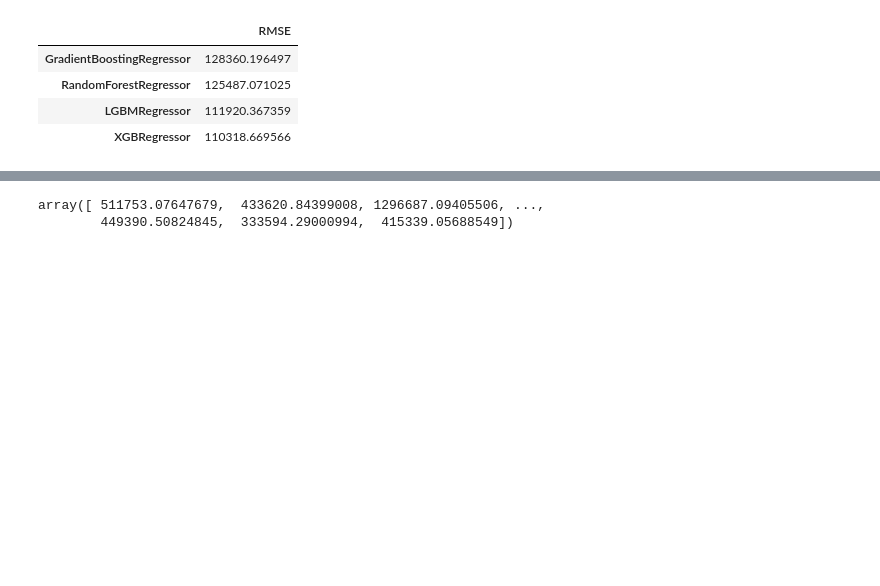
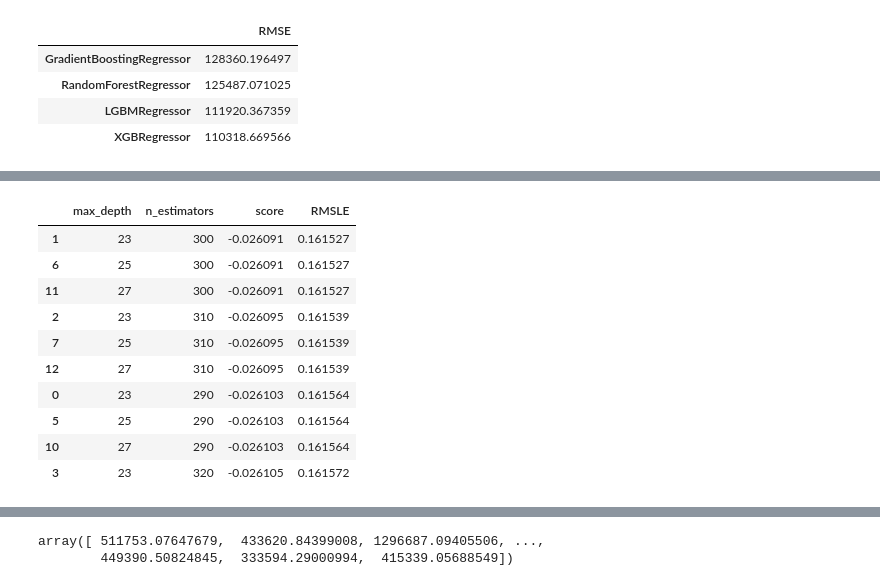
Before and after one commit to SunCreation/aiffel, a Jupyter notebook: Working/kaggle/kaggle_kakr_housing/[EX-06].ipynb, the cells around one changed output, grey strips where cells are left out. Saved outputs shown, nothing was run; the diff lists cells and outputs as text; code cells hidden in the pictures; blank space fills up the shorter version.

```diff
--- a/Working/kaggle/kaggle_kakr_housing/[EX-06].ipynb
+++ b/Working/kaggle/kaggle_kakr_housing/[EX-06].ipynb
@@ -582,0 +661,17 @@ LGBMRegressor(random_state=2020)
+# %%
+results1[:10]
+# model = LGBMRegressor(,,,)
+
+# model.fit(train, log_y)
+# %% [output]
+|  | max_depth | n_estimators | score | RMSLE |
+| 1 | 23 | 300 | -0.026091 | 0.161527 |
+| 6 | 25 | 300 | -0.026091 | 0.161527 |
+| 11 | 27 | 300 | -0.026091 | 0.161527 |
+| 2 | 23 | 310 | -0.026095 | 0.161539 |
+| 7 | 25 | 310 | -0.026095 | 0.161539 |
+| 12 | 27 | 310 | -0.026095 | 0.161539 |
+| 0 | 23 | 290 | -0.026103 | 0.161564 |
+| 5 | 25 | 290 | -0.026103 | 0.161564 |
+| 10 | 27 | 290 | -0.026103 | 0.161564 |
+| 3 | 23 | 320 | -0.026105 | 0.161572 |
```
Also changed, not shown: parts of 26 cells of this notebook, 2 other files.
